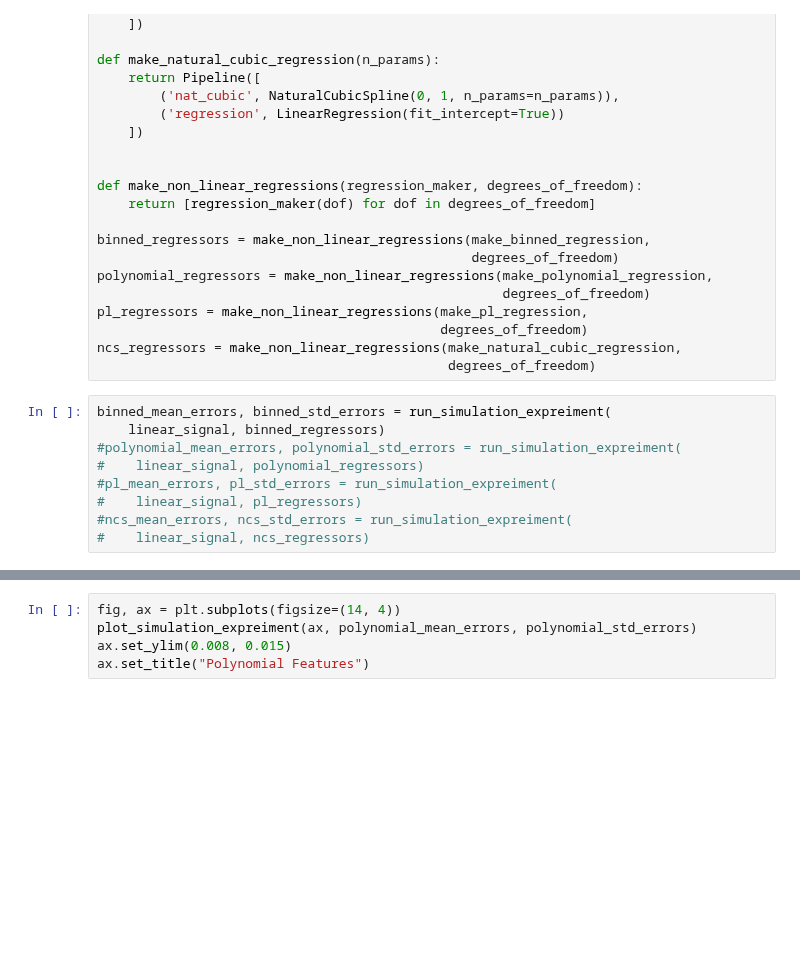
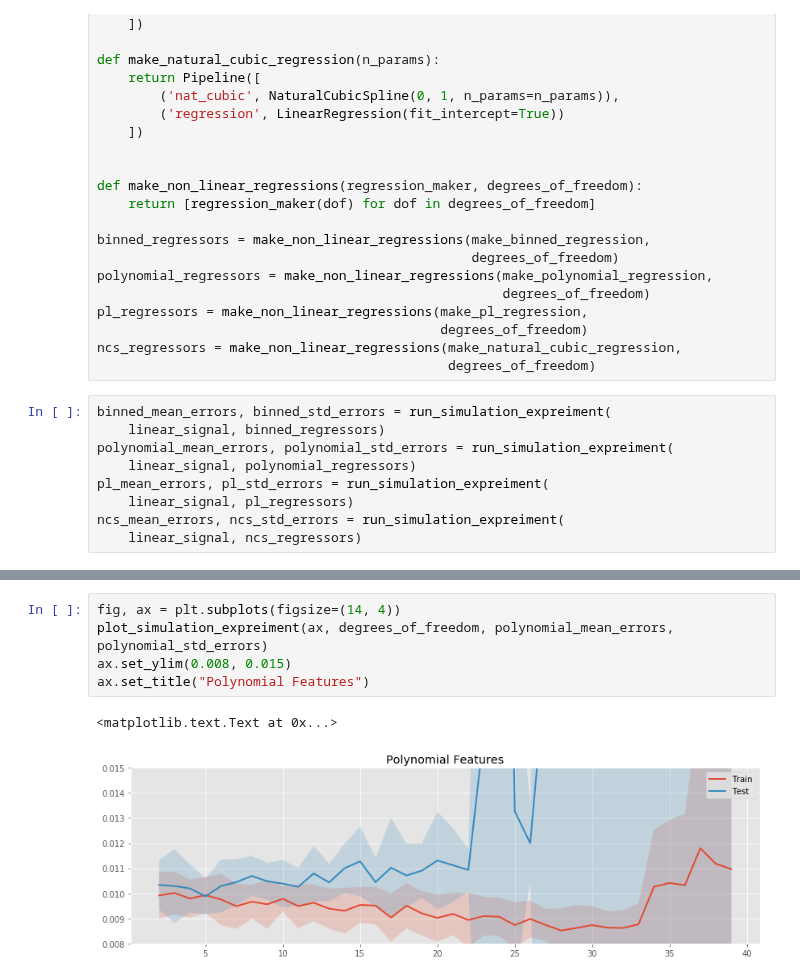
Before and after one commit to madrury/basis-expansions, a Jupyter notebook: basis-expansion-regressions.ipynb, the cells around one changed output, grey strips where cells are left out. Saved outputs shown, nothing was run; the diff lists cells and outputs as text; blank space fills up the shorter version.

```diff
--- a/basis-expansion-regressions.ipynb
+++ b/basis-expansion-regressions.ipynb
@@ -278,11 +278,11 @@ ncs_regressors = make_non_linear_regressions(make_natural_cubic_regression,
 # %%
 binned_mean_errors, binned_std_errors = run_simulation_expreiment(
     linear_signal, binned_regressors)
-#polynomial_mean_errors, polynomial_std_errors = run_simulation_expreiment(
-#    linear_signal, polynomial_regressors)
-#pl_mean_errors, pl_std_errors = run_simulation_expreiment(
-#    linear_signal, pl_regressors)
-#ncs_mean_errors, ncs_std_errors = run_simulation_expreiment(
-#    linear_signal, ncs_regressors)
+polynomial_mean_errors, polynomial_std_errors = run_simulation_expreiment(
+    linear_signal, polynomial_regressors)
+pl_mean_errors, pl_std_errors = run_simulation_expreiment(
+    linear_signal, pl_regressors)
+ncs_mean_errors, ncs_std_errors = run_simulation_expreiment(
+    linear_signal, ncs_regressors)
 # %%
 fig, ax = plt.subplots(figsize=(14, 4))
@@ -295,7 +295,10 @@ AttributeError: 'Pipeline' object has no attribute 'n_params'
 # %%
 fig, ax = plt.subplots(figsize=(14, 4))
-plot_simulation_expreiment(ax, polynomial_mean_errors, polynomial_std_errors)
+plot_simulation_expreiment(ax, degrees_of_freedom, polynomial_mean_errors, polynomial_std_errors)
 ax.set_ylim(0.008, 0.015)
 ax.set_title("Polynomial Features")
+# %% [output]
+<matplotlib.text.Text at 0x...>
+[figure, added]
 # %%
 fig, ax = plt.subplots(figsize=(14, 4))
```
Also changed, not shown: parts of 10 cells of this notebook.
